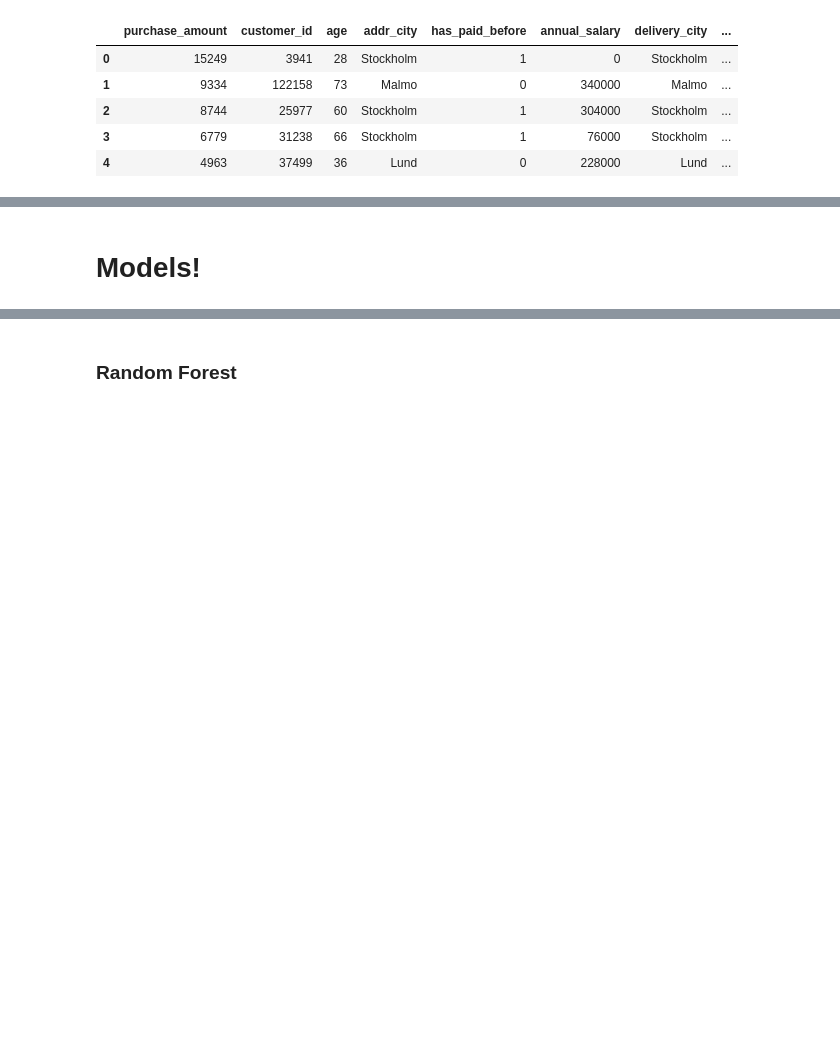
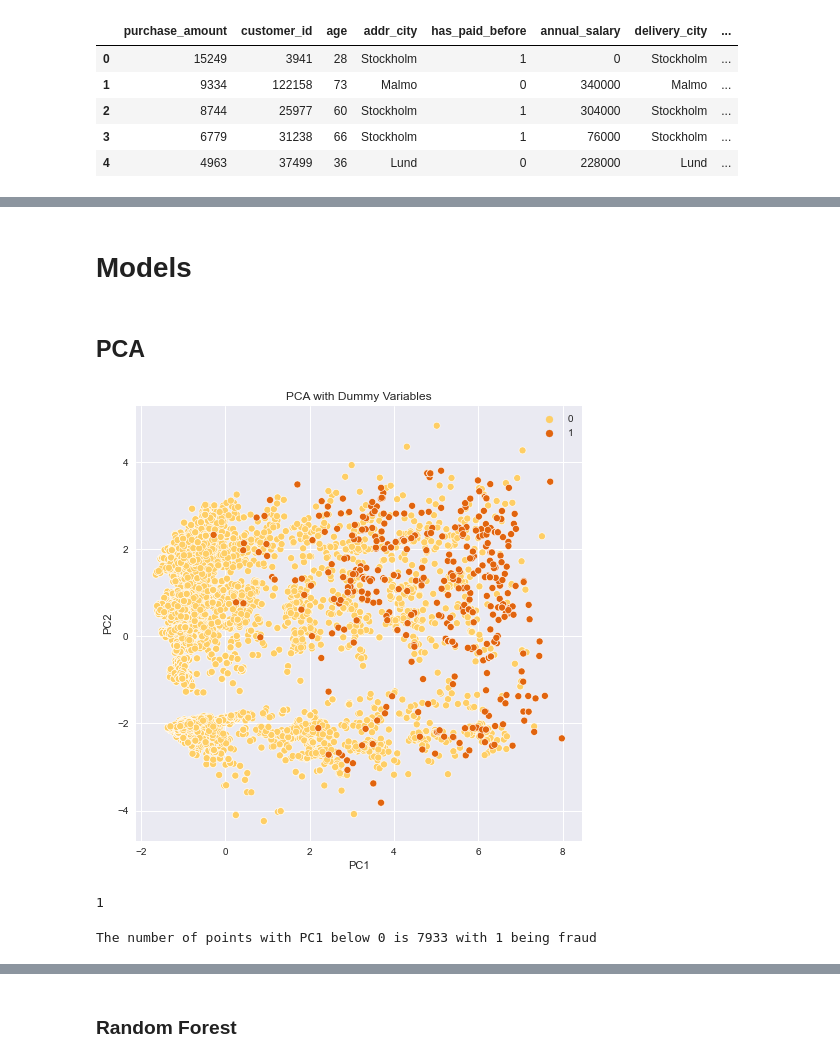
Before and after one commit to Tavnuh/fraud-case_study, a Jupyter notebook: Fraud Case Study - ML.ipynb, the cells around one changed output, grey strips where cells are left out. Cells and saved outputs as stored; diff of their text form; code cells hidden in the pictures; blank space fills up the shorter version.

Commit message:
Completed PCA experiments with regard to Random Forest model

```diff
--- a/Fraud Case Study - ML.ipynb
+++ b/Fraud Case Study - ML.ipynb
@@ -172,7 +207,8 @@ X_df = df[['purchase_amount',
            'purchase_div_salary',
            'purchase_hour',
            'lev_distance',
-           'domain']].copy()
+           'domain',
+           'transaction_count']].copy()
 
 y = df['is_fraud']
 # %%
@@ -191,6 +243,12 @@ X = pd.get_dummies(X_df, columns=['addr_city','delivery_city','ip_country','doma
 # %% [markdown]
-# Models!
+# Models
 # %%
 #creating train and test sets
 X_train, X_test, y_train, y_test = train_test_split(X, y, test_size = 0.25,
                                                     random_state = 0)
+# %% [markdown]
+## PCA
+# %%
+scaler = StandardScaler()
+# transform data
+X_scaled = scaler.fit_transform(X)
@@ -196,0 +263,14 @@ X_train, X_test, y_train, y_test = train_test_split(X, y, test_size = 0.25,
+# %%
+plt.figure(figsize=(8,8))
+sns.scatterplot(data=df_final, x='PC1',y='PC2',hue=df_final.is_fraud.tolist(),palette='YlOrBr')
+plt.title('PCA with Dummy Variables');
+# %% [output]
+[figure, added]
+# %%
+df_final.query('PC1 < 0')['is_fraud'].sum()
+# %% [output]
+1
+# %%
+print("The number of points with PC1 below 0 is",len(df_final.query('PC1 < 0')),"with", df_final.query('PC1 < 0')['is_fraud'].sum(), "being fraud")
+# %% [output]
+The number of points with PC1 below 0 is 7933 with 1 being fraud
```
Also changed, not shown: parts of 92 cells of this notebook.
